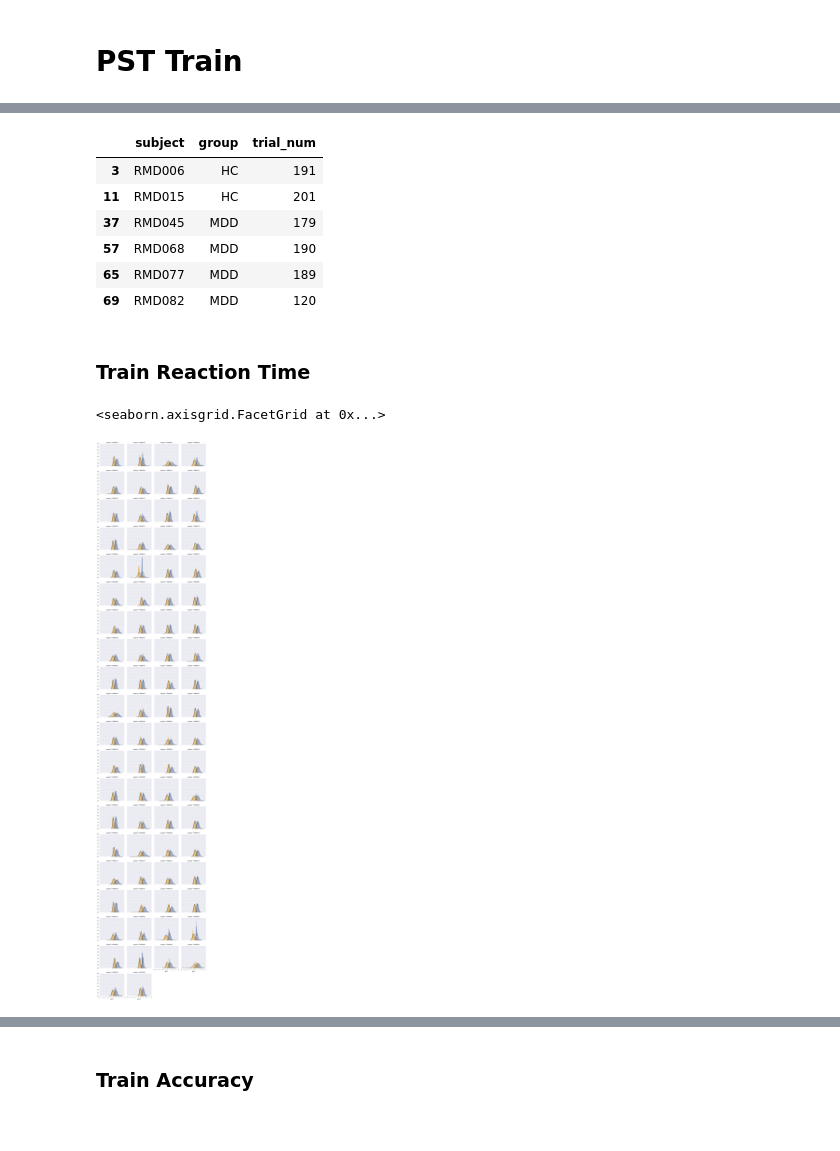
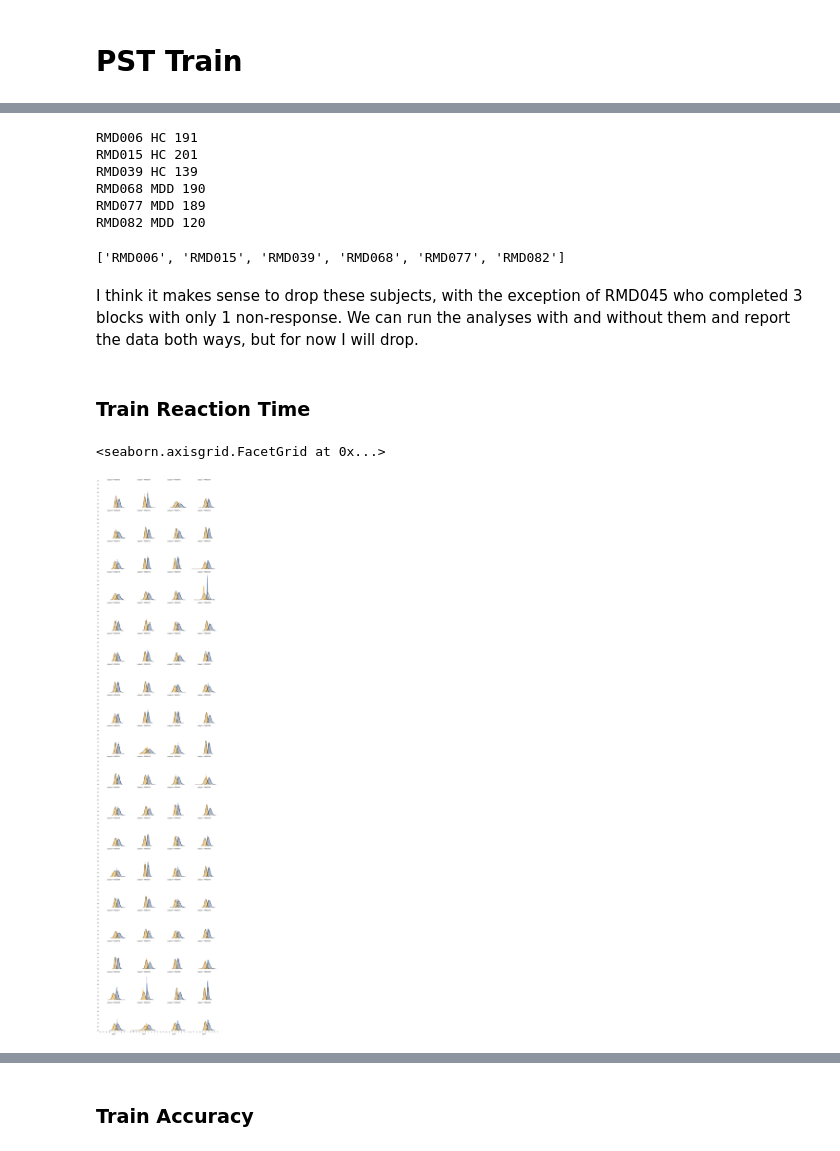
Before and after one commit to ebarrick/RMD_PST, a Jupyter notebook: PST_beh.ipynb, the cells around one changed output, grey strips where cells are left out. Drawn from its saved outputs; the diff is of its cells as text; code cells hidden in the pictures.

```diff
--- a/PST_beh.ipynb
+++ b/PST_beh.ipynb
@@ -561,17 +577,18 @@ train_data = train_data.reindex(columns=train_columns)
 #Merging the PST train data with the self report data
 train_full = pd.merge(left=train_data, right=sr, left_on='subject',right_on='subject')
 # %%
-"""Function to look for outliers"""
-
 def OutCheck(in_df):
+    """Function to look for outliers, judged based on lnRT."""
     dfs = []
     for sub in in_df.subject.unique():
         outlier = []
         df = in_df[in_df.subject == sub]
         for i, row_i in df.iterrows():
-            if np.isnan(row_i.trial_RT):
+            if row_i.trial_RT < 0.01: # Added to catch trials with too fast RTs (< 100 ms)
+                outlier.append(1)
+            elif np.isnan(row_i.lnRT):
                 outlier.append(np.nan)
-            elif abs(row_i.trial_RT-df.trial_RT.mean()) <= df.trial_RT.std()*3:
+            elif abs(row_i.lnRT-df.lnRT.mean()) <= df.lnRT.std()*3:
                 outlier.append(0)
             else:
                 outlier.append(1)
@@ -629,27 +686,41 @@ train_clean.head()
 # %%
-#Find out which participants responded <90% of the time
+# Find out which participants responded <90% of the time, and put them in a list so we can easily exclude them for
+# all the upcoming analyses. Don't exclude RMD045, though, as he/she has only 3 blocks but data are clean.
+
+asleep = []
 g = train_clean.groupby(['subject', 'group']).trial_num.count()
 df = g.to_frame()
 df.reset_index(inplace=True)
 
-df.loc[(df["trial_num"] < 216)]
+for i, row_i in df.iterrows():
+    if row_i.trial_num < 216 and row_i.subject != 'RMD045':
+        print row_i.subject, row_i.group, row_i.trial_num
+        asleep.append(row_i.subject)
 # %% [output]
-|  | subject | group | trial_num |
-| 3 | RMD006 | HC | 191 |
-| 11 | RMD015 | HC | 201 |
-| 37 | RMD045 | MDD | 179 |
-| 57 | RMD068 | MDD | 190 |
-| 65 | RMD077 | MDD | 189 |
-| 69 | RMD082 | MDD | 120 |
+RMD006 HC 191
+RMD015 HC 201
+RMD039 HC 139
+RMD068 MDD 190
+RMD077 MDD 189
+RMD082 MDD 120
+# %%
+asleep
+# %% [output]
+['RMD006', 'RMD015', 'RMD039', 'RMD068', 'RMD077', 'RMD082']
+# %% [markdown]
+I think it makes sense to drop these subjects, with the exception of RMD045 who completed 3 blocks with only 1 non-response. We can run the analyses with and without them and report the data both ways, but for now I will drop.
+# %%
+train_clean = train_clean[~(train_clean.subject.isin(asleep))]
+train_clean.reset_index(inplace=True)
 # %% [markdown]
 ### Train Reaction Time
 # %%
-# Single subject data, raw and log transformed RT with normal distribution overlaid to
-#detect deviations.
-fg1 = sns.FacetGrid(data=train_clean.dropna(axis=0,subset=['trial_RT']),col='subject',
-                    col_wrap=4)
-fg1.map(sns.distplot,'trial_RT',kde=True,fit=sp.stats.norm)
-fg1.map(sns.distplot,'lnRT',kde=True,fit=sp.stats.norm,color='orange')
+# Single subject data, raw and log transformed RT with normal distribution overlaid to detect deviations.
+# lnRT is a definite improvement; note that some people have bimodal distributions (RMD048) and/or some very long
+# RTs (RMD029)
+g = sns.FacetGrid(data=train_clean,col='subject',col_wrap=4)
+g.map(sns.distplot,'trial_RT',kde=True,fit=sp.stats.norm)
+g.map(sns.distplot,'lnRT',kde=True,fit=sp.stats.norm,color='orange')
 # %% [output]
 <seaborn.axisgrid.FacetGrid at 0x...>
-[figure, old version]
+[figure, new version]
```
Also changed, not shown: parts of 76 cells of this notebook.
